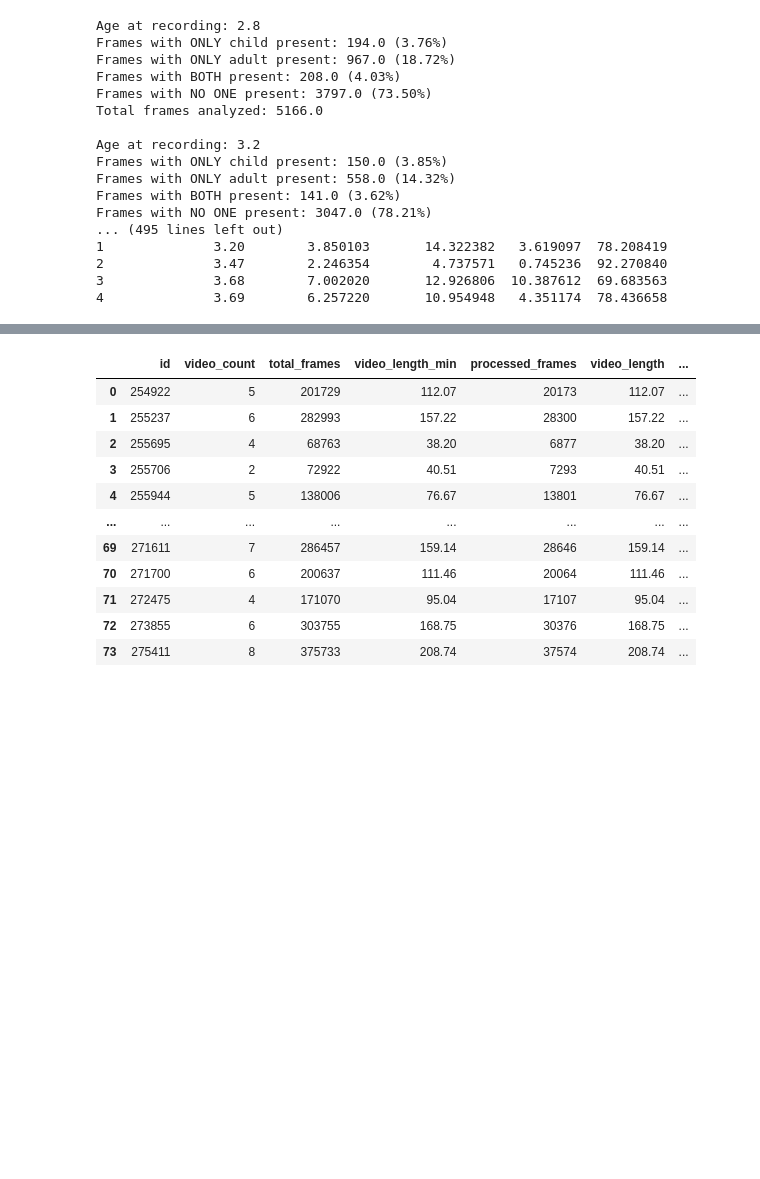
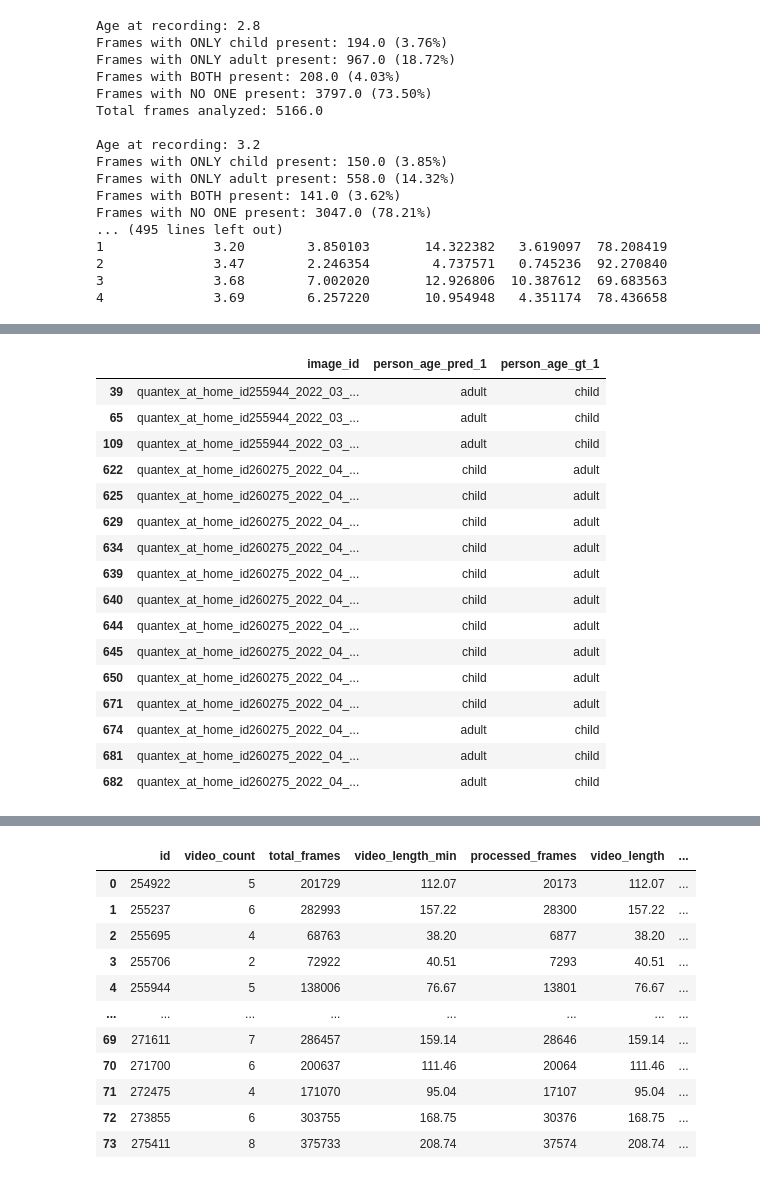
Before and after one commit to neleSuffo/preschool-social-ecology, a Jupyter notebook: notebooks/quantex_results.ipynb, the cells around one changed output, grey strips where cells are left out. Saved outputs shown, nothing was run; the diff lists cells and outputs as text; code cells hidden in the pictures; blank space fills up the shorter version.

```diff
--- a/notebooks/quantex_results.ipynb
+++ b/notebooks/quantex_results.ipynb
@@ -598,3 +596,30 @@ merged_df[merged_df['video_id'] == 1]
+# %%
+missclassified_df = df_final[
+    (df_final["person_age_pred_1"] != df_final["person_age_gt_1"]) &
+    df_final["person_age_pred_1"].notna() &
+    df_final["person_age_gt_1"].notna() &
+    df_final["person_age_gt_2"].isna()
+]
+# %%
+missclassified_df[["image_id", "person_age_pred_1", "persovn_age_gt_1"]]
+# %% [output]
+|  | image_id | person_age_pred_1 | person_age_gt_1 |
+| 39 | quantex_at_home_id255944_2022_03_... | adult | child |
+| 65 | quantex_at_home_id255944_2022_03_... | adult | child |
+| 109 | quantex_at_home_id255944_2022_03_... | adult | child |
+| 622 | quantex_at_home_id260275_2022_04_... | child | adult |
+| 625 | quantex_at_home_id260275_2022_04_... | child | adult |
+| 629 | quantex_at_home_id260275_2022_04_... | child | adult |
+| 634 | quantex_at_home_id260275_2022_04_... | child | adult |
+| 639 | quantex_at_home_id260275_2022_04_... | child | adult |
+| 640 | quantex_at_home_id260275_2022_04_... | child | adult |
+| 644 | quantex_at_home_id260275_2022_04_... | child | adult |
+| 645 | quantex_at_home_id260275_2022_04_... | child | adult |
+| 650 | quantex_at_home_id260275_2022_04_... | child | adult |
+| 671 | quantex_at_home_id260275_2022_04_... | child | adult |
+| 674 | quantex_at_home_id260275_2022_04_... | adult | child |
+| 681 | quantex_at_home_id260275_2022_04_... | adult | child |
+| 682 | quantex_at_home_id260275_2022_04_... | adult | child |
 # %%
 frames_with_detections_query = """
 WITH FramesWithDetections AS (
```
Also changed, not shown: parts of 12 cells of this notebook.
